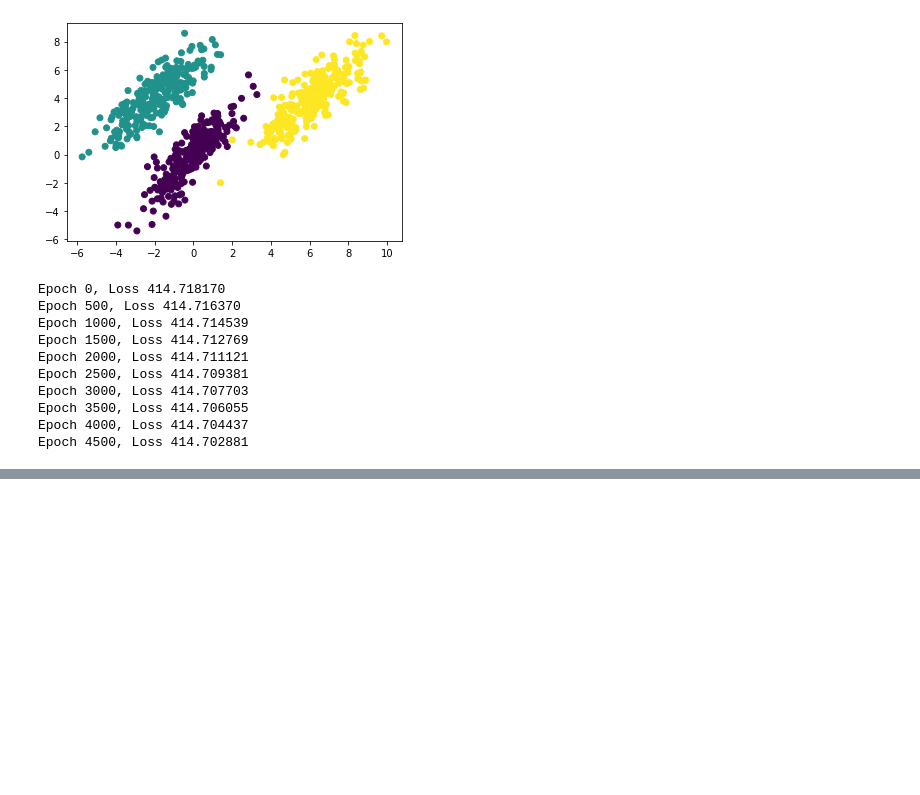
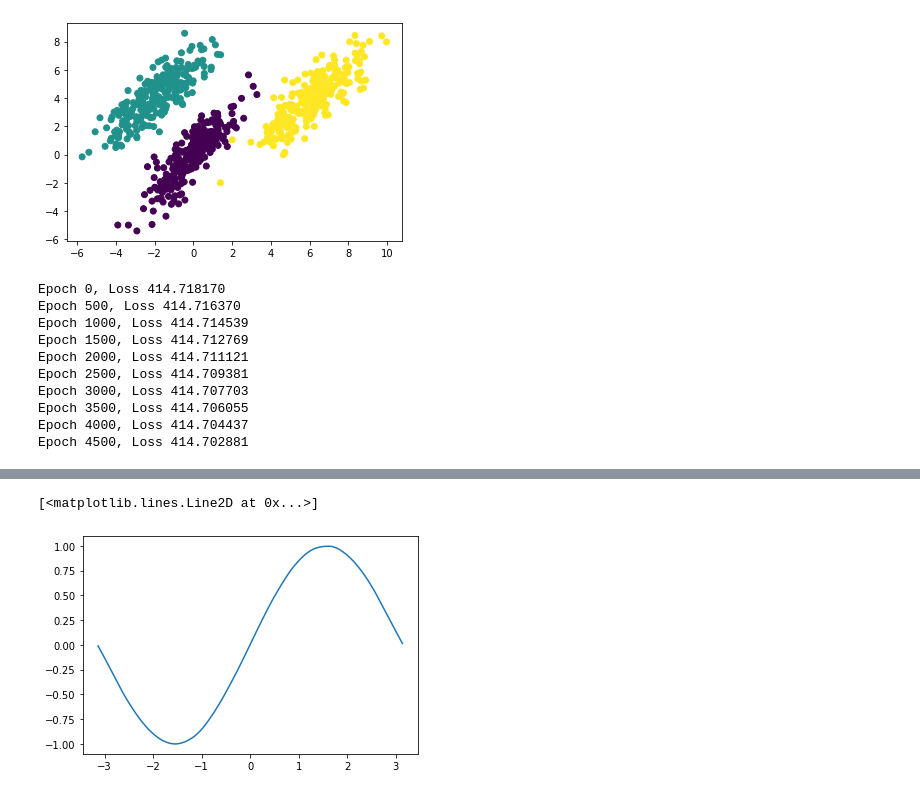
Before and after one commit to mario-dohr/my-college-lectures, a Jupyter notebook: DeepLearning/chapter-4.ipynb, the cells around one changed output, grey strips where cells are left out. Saved outputs shown, nothing was run; the diff lists cells and outputs as text; code cells hidden in the pictures; blank space fills up the shorter version.

```diff
--- a/DeepLearning/chapter-4.ipynb
+++ b/DeepLearning/chapter-4.ipynb
@@ -323,0 +335,32 @@ plt.scatter(X[:,0],X[:,1],c=y_c)
+# %%
+def train_loop_seq(X,y,model,optimizer, loss_fn,n_epoch=5000):
+#    w = torch.randn(3,3,requires_grad=True)
+
+    step = int(n_epoch/10)
+    for i in range(n_epoch):
+        optimizer.zero_grad()
+
+
+        y_p = model(X)
+        l = loss_fn(y_p,y)
+        l.backward()
+
+        if i % step == 0:
+            print('Epoch %d, Loss %f' % (i,l))
+
+        optimizer.step()
+    print('training loop finished')
+# %%
+seq_model = nn.Sequential(
+    nn.Linear(1,1250,bias=True),
+    nn.ReLU(inplace=True),
+    nn.Linear(1250,1250,bias=True),
+    nn.ReLU(inplace=True),
+    nn.Linear(1250,1),)
+x_t = x.unsqueeze(dim=1)
+x_t.requires_grad_()
+y_t = y.unsqueeze(dim=1)
+optimizer = optim.SGD(seq_model.parameters(),lr=1e-2)
+loss_mse = nn.MSELoss()
+# %%
+train_loop_seq(x_t,y_t,seq_model,optimizer,loss_mse,n_epoch=5000)
@@ -323,0 +378,8 @@ plt.scatter(X[:,0],X[:,1],c=y_c)
+# %%
+y_p = seq_model(x_t)
+y_p.detach_()
+y_p.squeeze_()
+plt.plot(x,y_p)
+# %% [output]
+[<matplotlib.lines.Line2D at 0x...>]
+[figure, added]
```
Also changed, not shown: parts of 5 cells of this notebook.
